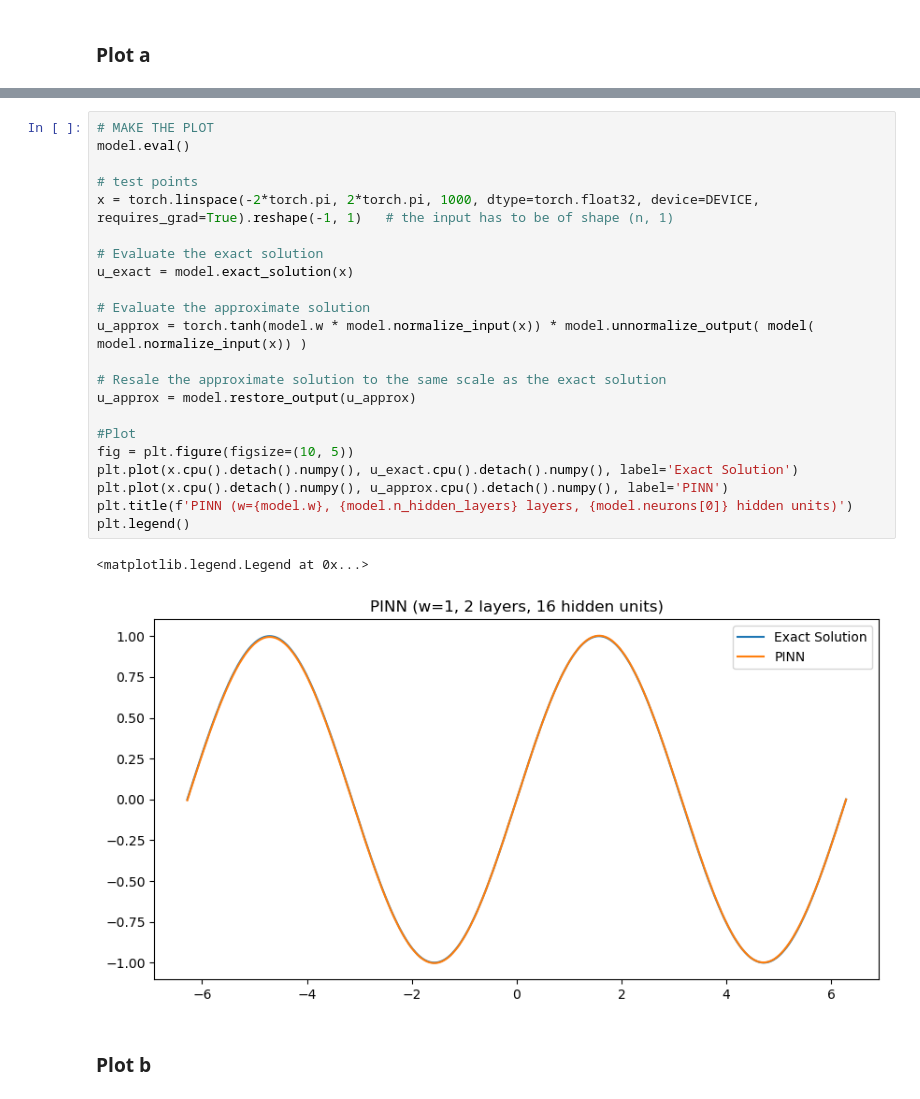
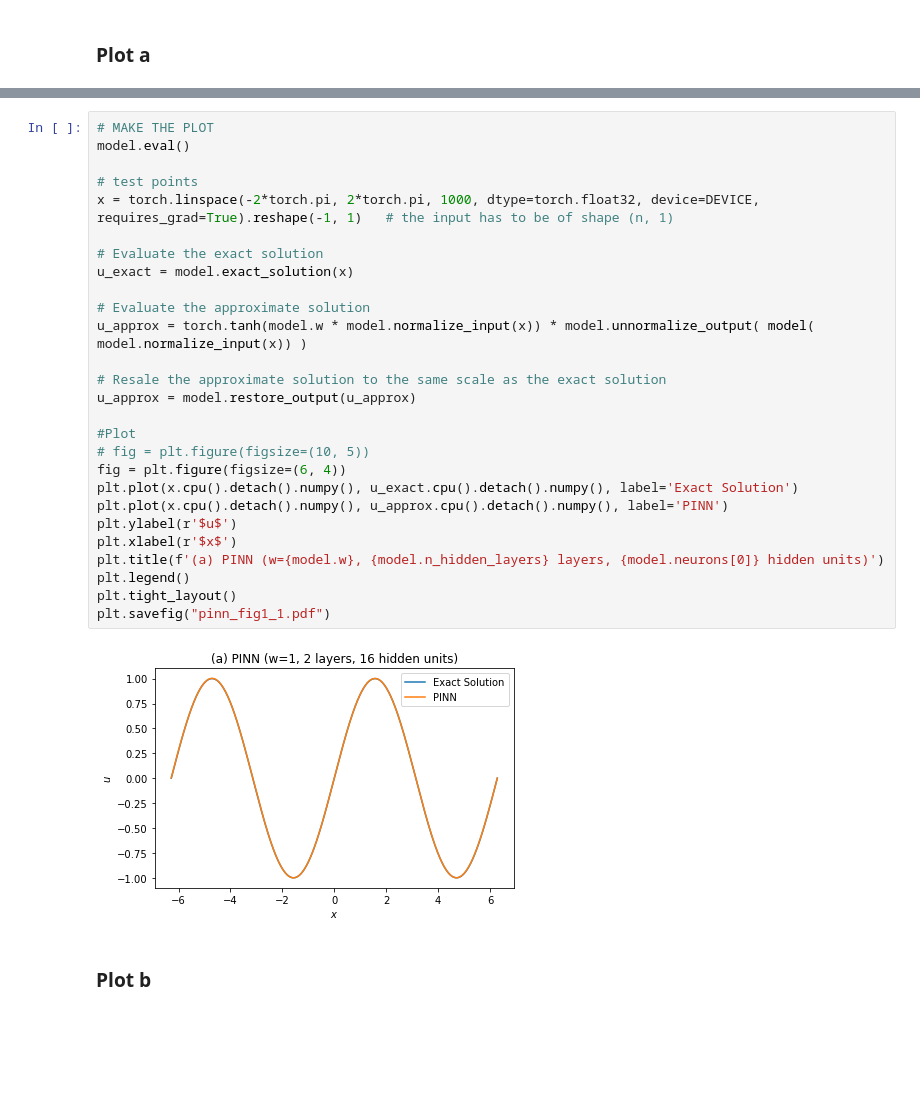
Before and after one commit to guglielmopacifico/DeepLearning, a Jupyter notebook: Task_B/Figure_1/figure_1.ipynb, the cells around one changed output, grey strips where cells are left out. Saved outputs shown, nothing was run; the diff lists cells and outputs as text; blank space fills up the shorter version.

```diff
--- a/Task_B/Figure_1/figure_1.ipynb
+++ b/Task_B/Figure_1/figure_1.ipynb
@@ -30,28 +28,32 @@ Final loss:  1.5943895050440915e-05      Training_time:  0  min  5  s
 # %%
 # MAKE THE PLOT
 model.eval()
 
 # test points
 x = torch.linspace(-2*torch.pi, 2*torch.pi, 1000, dtype=torch.float32, device=DEVICE, requires_grad=True).reshape(-1, 1)   # the input has to be of shape (n, 1)
 
 # Evaluate the exact solution
 u_exact = model.exact_solution(x)
 
 # Evaluate the approximate solution
 u_approx = torch.tanh(model.w * model.normalize_input(x)) * model.unnormalize_output( model( model.normalize_input(x)) )
 
 # Resale the approximate solution to the same scale as the exact solution
 u_approx = model.restore_output(u_approx)
 
 #Plot
-fig = plt.figure(figsize=(10, 5))
+# fig = plt.figure(figsize=(10, 5))
+fig = plt.figure(figsize=(6, 4))
 plt.plot(x.cpu().detach().numpy(), u_exact.cpu().detach().numpy(), label='Exact Solution')
 plt.plot(x.cpu().detach().numpy(), u_approx.cpu().detach().numpy(), label='PINN')
-plt.title(f'PINN (w={model.w}, {model.n_hidden_layers} layers, {model.neurons[0]} hidden units)')
+plt.ylabel(r'$u$')
+plt.xlabel(r'$x$')
+plt.title(f'(a) PINN (w={model.w}, {model.n_hidden_layers} layers, {model.neurons[0]} hidden units)')
 plt.legend()
+plt.tight_layout()
+plt.savefig("pinn_fig1_1.pdf")
 # %% [output]
-<matplotlib.legend.Legend at 0x...>
-[figure, old version]
+[figure, new version]
 # %% [markdown]
 ### Plot b
 # %%
```
Also changed, not shown: parts of 8 cells of this notebook, 18 other files.
